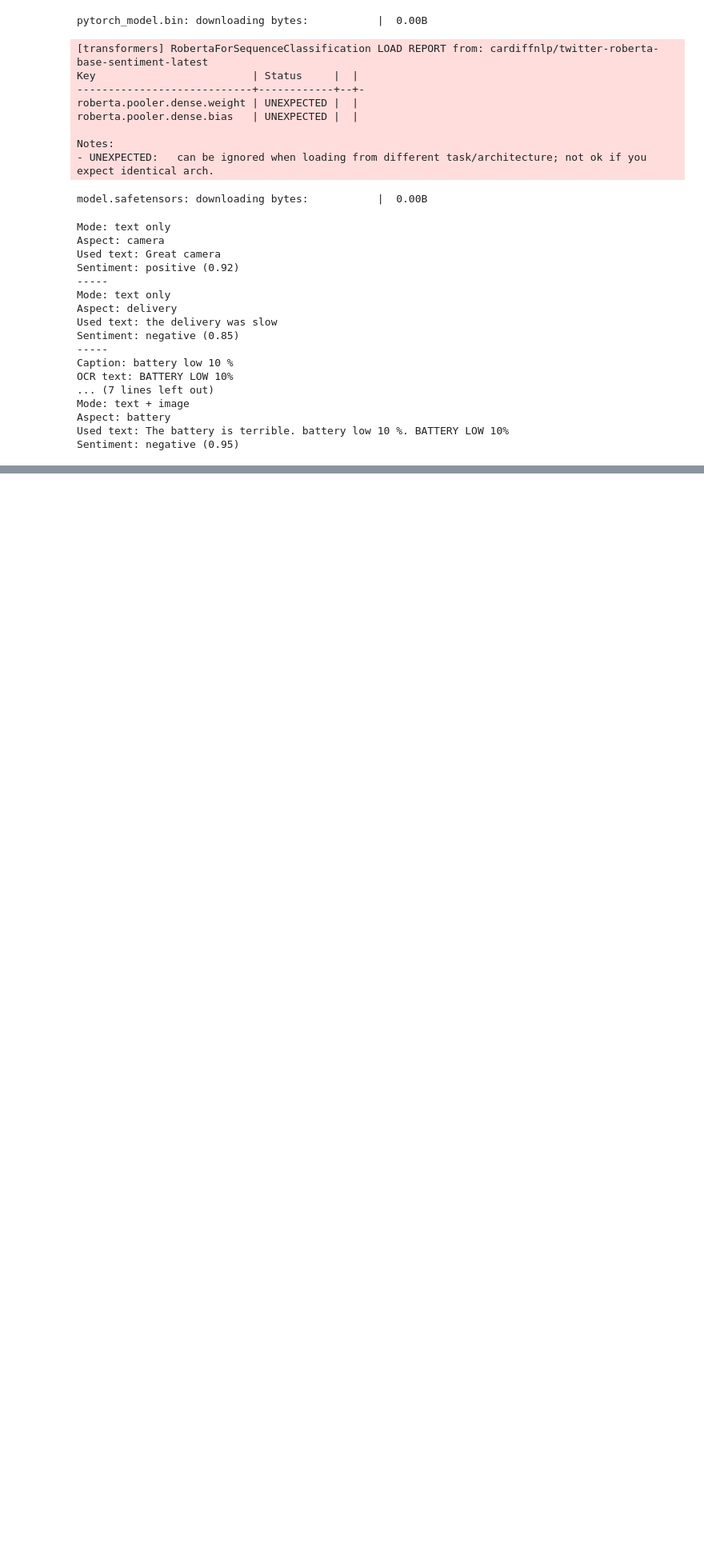
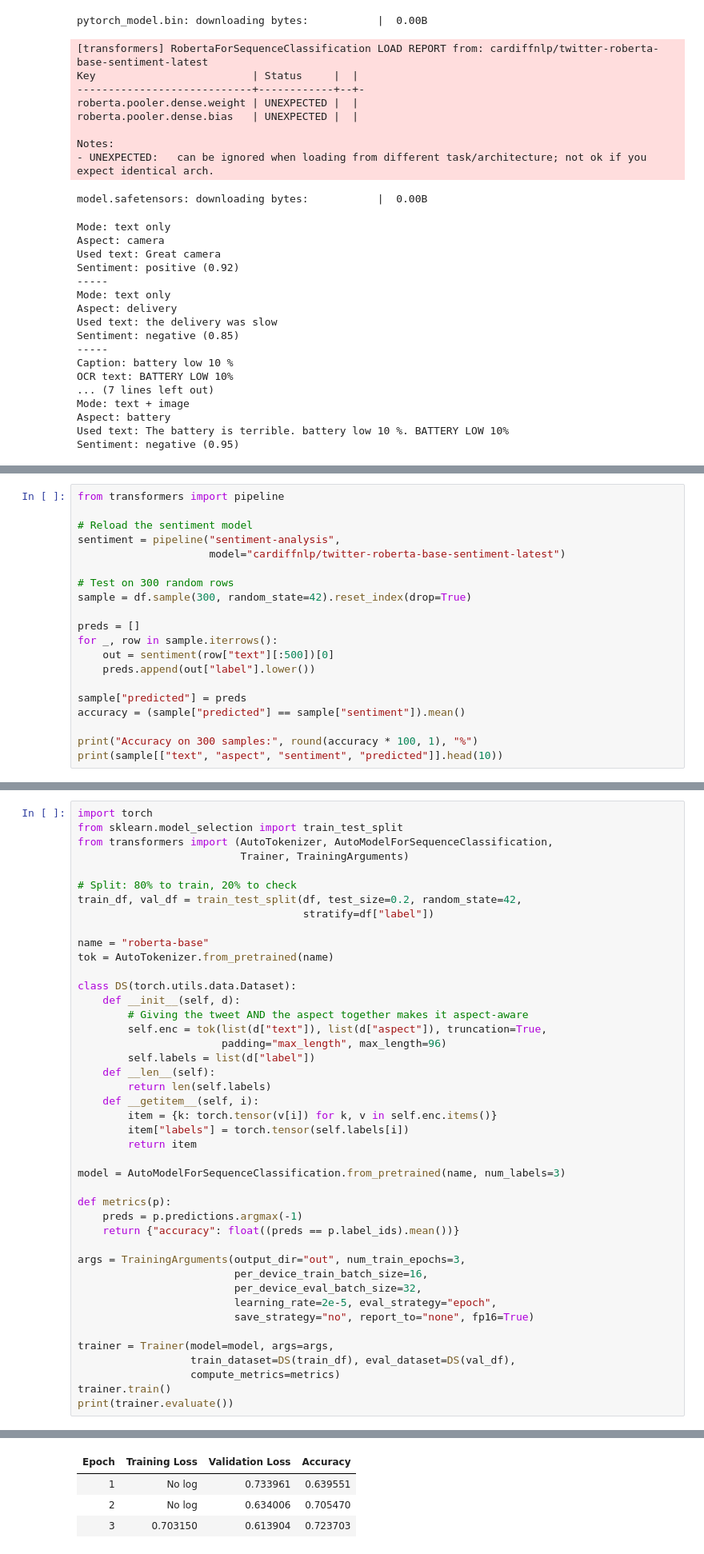
Before and after one commit to jeevana-049/MABSA, a Jupyter notebook: MABSA_step1_caption_ocr.ipynb, the cells around one changed output, grey strips where cells are left out. Shown at 80% size. Drawn from its saved outputs; the diff is of its cells as text; blank space fills up the shorter version.

```diff
--- a/MABSA_step1_caption_ocr.ipynb
+++ b/MABSA_step1_caption_ocr.ipynb
@@ -182,0 +259,20 @@ Sentiment: negative (0.95)
+# %%
+from transformers import pipeline
+
+# Reload the sentiment model
+sentiment = pipeline("sentiment-analysis",
+                     model="cardiffnlp/twitter-roberta-base-sentiment-latest")
+
+# Test on 300 random rows
+sample = df.sample(300, random_state=42).reset_index(drop=True)
+
+preds = []
+for _, row in sample.iterrows():
+    out = sentiment(row["text"][:500])[0]
+    preds.append(out["label"].lower())
+
+sample["predicted"] = preds
+accuracy = (sample["predicted"] == sample["sentiment"]).mean()
+
+print("Accuracy on 300 samples:", round(accuracy * 100, 1), "%")
+print(sample[["text", "aspect", "sentiment", "predicted"]].head(10))
@@ -182,0 +308,44 @@ Sentiment: negative (0.95)
+# %%
+import torch
+from sklearn.model_selection import train_test_split
+from transformers import (AutoTokenizer, AutoModelForSequenceClassification,
+                          Trainer, TrainingArguments)
+
+# Split: 80% to train, 20% to check
+train_df, val_df = train_test_split(df, test_size=0.2, random_state=42,
+                                    stratify=df["label"])
+
+name = "roberta-base"
+tok = AutoTokenizer.from_pretrained(name)
+
+class DS(torch.utils.data.Dataset):
+    def __init__(self, d):
+        # Giving the tweet AND the aspect together makes it aspect-aware
+        self.enc = tok(list(d["text"]), list(d["aspect"]), truncation=True,
+                       padding="max_length", max_length=96)
+        self.labels = list(d["label"])
+    def __len__(self):
+        return len(self.labels)
+    def __getitem__(self, i):
+        item = {k: torch.tensor(v[i]) for k, v in self.enc.items()}
+        item["labels"] = torch.tensor(self.labels[i])
+        return item
+
+model = AutoModelForSequenceClassification.from_pretrained(name, num_labels=3)
+
+def metrics(p):
+    preds = p.predictions.argmax(-1)
+    return {"accuracy": float((preds == p.label_ids).mean())}
+
+args = TrainingArguments(output_dir="out", num_train_epochs=3,
+                         per_device_train_batch_size=16,
+                         per_device_eval_batch_size=32,
+                         learning_rate=2e-5, eval_strategy="epoch",
+                         save_strategy="no", report_to="none", fp16=True)
+
+trainer = Trainer(model=model, args=args,
+                  train_dataset=DS(train_df), eval_dataset=DS(val_df),
+                  compute_metrics=metrics)
+trainer.train()
+print(trainer.evaluate())
+# %% [output]
@@ -182,0 +370,4 @@ Sentiment: negative (0.95)
+| Epoch | Training Loss | Validation Loss | Accuracy |
+| 1 | No log | 0.733961 | 0.639551 |
+| 2 | No log | 0.634006 | 0.705470 |
+| 3 | 0.703150 | 0.613904 | 0.723703 |
```
Also changed, not shown: parts of 6 cells of this notebook.
